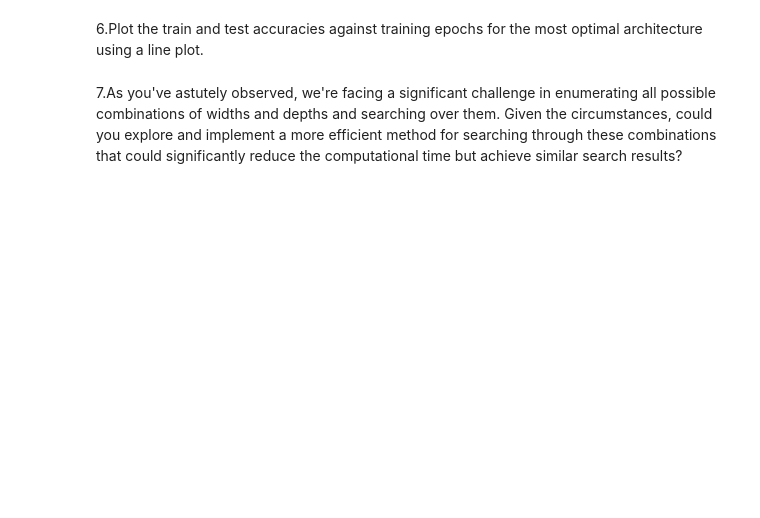
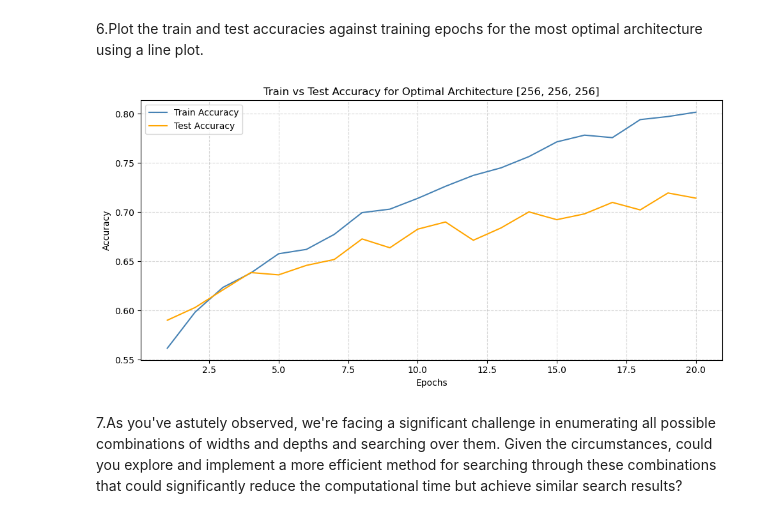
Before and after one commit to M450NCH00/SC4001-Neural-Network-Assignment, a Jupyter notebook: choo_zhenming_Part_A_3.ipynb, the cells around one changed output. Saved outputs shown, nothing was run; the diff lists cells and outputs as text; code cells hidden in the pictures; blank space fills up the shorter version.

```diff
--- a/choo_zhenming_Part_A_3.ipynb
+++ b/choo_zhenming_Part_A_3.ipynb
@@ -220,0 +222,11 @@ reason = " "
+# %%
+optimal_combination = [256, 256, 256]
+reason = """
+The [256, 256, 256] architecture achieved the highest validation accuracy of 0.7115 likely because wider layers provide greater capacity to learn
+more complex patterns, while deeper depth (3 hidden layers) enable hierarchical feature extraction. The combination of sufficient & suitable depth
+and width allows the model to capture more complex relationships in the data compared to shallower or narrower architectures.
+"""
+
+# YOUR CODE HERE
+print(f"The Optimal Architecture: {optimal_combination}")
+print(f"The Reason: {reason}")
@@ -225,2 +241,20 @@ reason = " "
+# %%
+# YOUR CODE HERE
+X_train_scaled, X_test_scaled = preprocess_dataset(X_train, X_test)
+model = MLP(no_features, optimal_combination, no_labels, dropout_rate).to(device)
+train_acc, train_loss, val_acc, val_loss, epochs = train(model, X_train_scaled, y_train, X_test_scaled, y_test, optimal_lr)
+
+plt.figure(figsize = (10, 5))
+plt.plot(epochs, train_acc, label = 'Train Accuracy', color = 'steelblue')
+plt.plot(epochs, val_acc, label = 'Test Accuracy', color = 'orange')
+plt.xlabel('Epochs')
+plt.ylabel('Accuracy')
+plt.title(f'Train vs Test Accuracy for Optimal Architecture {optimal_combination}')
+plt.legend()
+plt.grid(True, linestyle = '--', alpha = 0.5)
+plt.tight_layout()
+plt.show()
+# %% [output]
+[figure, added]
 # %% [markdown]
 7.As you've astutely observed, we're facing a significant challenge in enumerating all possible combinations of widths and depths and searching over them. Given the circumstances, could you explore and implement a more efficient method for searching through these combinations that could significantly reduce the computational time but achieve similar search results?
```
Also changed, not shown: parts of 10 cells of this notebook, 2 other files.
